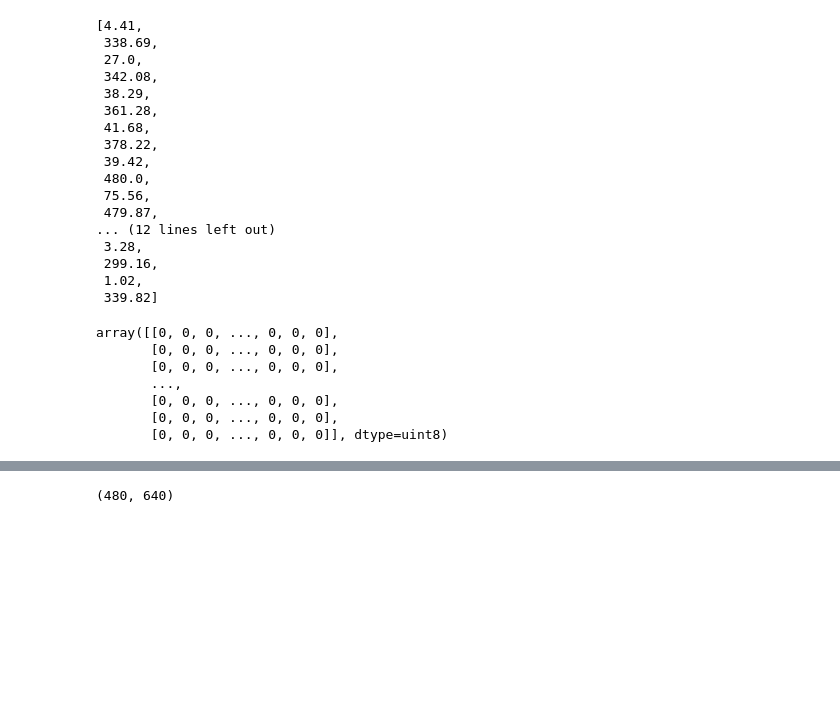
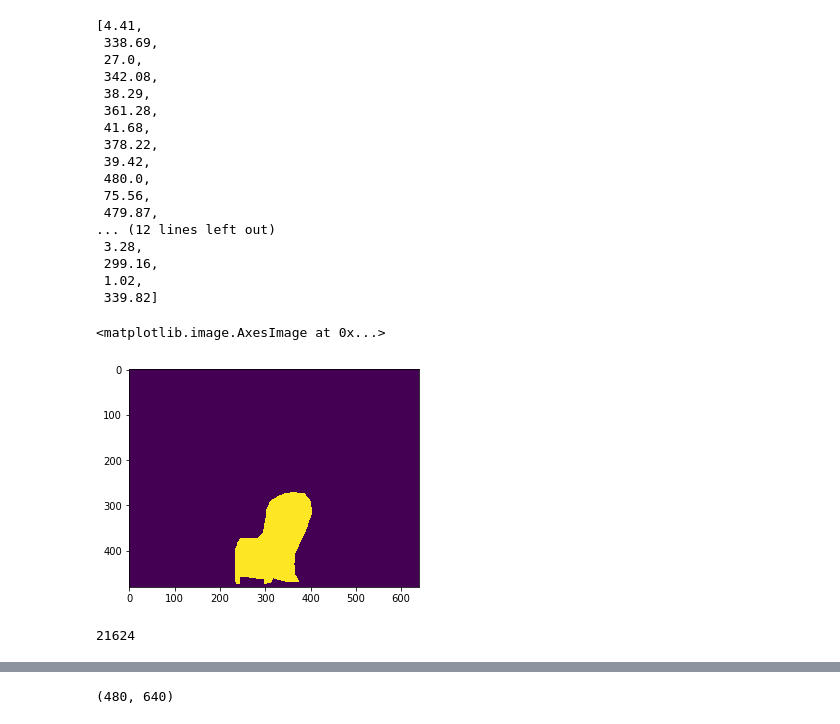
Before and after one commit to anhtu293/semantic-segmentation, a Jupyter notebook: Unet/coco.ipynb, the cells around one changed output, grey strips where cells are left out. Saved outputs shown, nothing was run; the diff lists cells and outputs as text; code cells hidden in the pictures; blank space fills up the shorter version.

```diff
--- a/Unet/coco.ipynb
+++ b/Unet/coco.ipynb
@@ -128,12 +136,11 @@ sample['segmentation'][0]
  1.02,
  339.82]
 # %%
-coco.annToMask(anns[0])
+plt.imshow(coco.annToMask(anns[0]))
 # %% [output]
-array([[0, 0, 0, ..., 0, 0, 0],
-       [0, 0, 0, ..., 0, 0, 0],
-       [0, 0, 0, ..., 0, 0, 0],
-       ...,
-       [0, 0, 0, ..., 0, 0, 0],
-       [0, 0, 0, ..., 0, 0, 0],
-       [0, 0, 0, ..., 0, 0, 0]], dtype=uint8)
+<matplotlib.image.AxesImage at 0x...>
+[figure, added]
+# %%
+np.sum(coco.annToMask(anns[0]))
+# %% [output]
+21624
```
Also changed, not shown: parts of 5 cells of this notebook, 25 other files.
